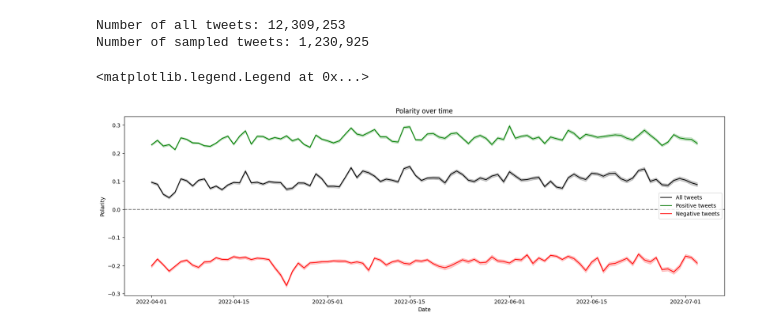
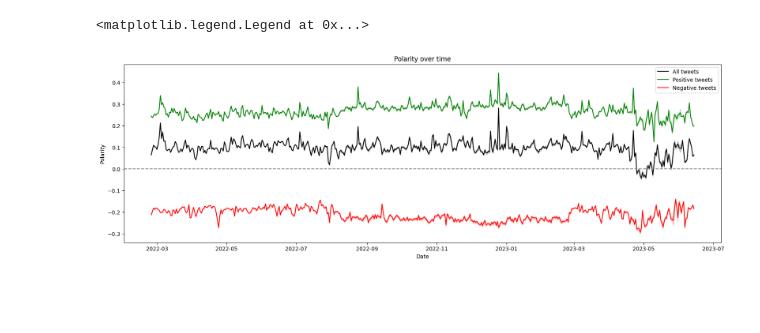
Before and after one commit to TymekMor/NLP_sentiment_analysis, a Jupyter notebook: Plots.ipynb, the cells around one changed output. Cells and saved outputs as stored; diff of their text form; code cells hidden in the pictures; blank space fills up the shorter version.

```diff
--- a/Plots.ipynb
+++ b/Plots.ipynb
@@ -12,3 +9,5 @@ file_to_load2 = "./TB_processed_data/processed_data_without_neutral_values_19-08
+# %%
+file_to_load = "./drive/MyDrive/Sentimental_Analysis/processed_data(textblob)_noneutral_alldata.parquet"
 # %%
 df = pd.read_parquet(file_to_load)
 df
@@ -29,6 +77,2 @@ df
 # %%
-last_day = df['extractedts'].max().date()
+df["extractedts"] = df["extractedts"].dt.date
-# %%
-#remove last day of tweets, because it is might be incomplete atm
-print("Last day is: ", last_day)
-df = df[df['extractedts'].dt.date != last_day]
@@ -73,8 +78,0 @@ Text(0.5, 1.0, 'Number of tweets per day')
-# %%
-#sample df
-df_sampled = df.sample(frac=0.1, random_state=1)
-print("Number of all tweets:", f"{len(df):,}")
-print("Number of sampled tweets:", f"{len(df_sampled):,}")
-# %% [output]
-Number of all tweets: 12,309,253
-Number of sampled tweets: 1,230,925
@@ -84,15 +79,15 @@ df_sampled["extractedts"] = df_sampled["extractedts"].dt.date
 # %%
 #create a plot that will show the polarity over time
 plt.figure(figsize=(20, 6))
-sns.lineplot(x="extractedts", y="polarity", data=df_sampled, c = "black", label="All tweets")
-sns.lineplot(x="extractedts", y="polarity", data=df_sampled[df_sampled["polarity"] > 0], c = "green", label="Positive tweets")
-sns.lineplot(x="extractedts", y="polarity", data=df_sampled[df_sampled["polarity"] < 0], c = "red", label="Negative tweets")
+sns.lineplot(x="extractedts", y="polarity", data=df, c = "black", label="All tweets")
+sns.lineplot(x="extractedts", y="polarity", data=df[df["polarity"] > 0], c = "green", label="Positive tweets")
+sns.lineplot(x="extractedts", y="polarity", data=df[df["polarity"] < 0], c = "red", label="Negative tweets")
 #add grey abline at 0 to show neutral values
 plt.axhline(y=0, color='grey', linestyle='--')
 plt.title("Polarity over time")
 plt.ylabel("Polarity")
 plt.xlabel("Date")
 plt.legend()
 # %% [output]
 <matplotlib.legend.Legend at 0x...>
-[figure, old version]
+[figure, new version]
```
Also changed, not shown: parts of 18 cells of this notebook, 3 other files.
